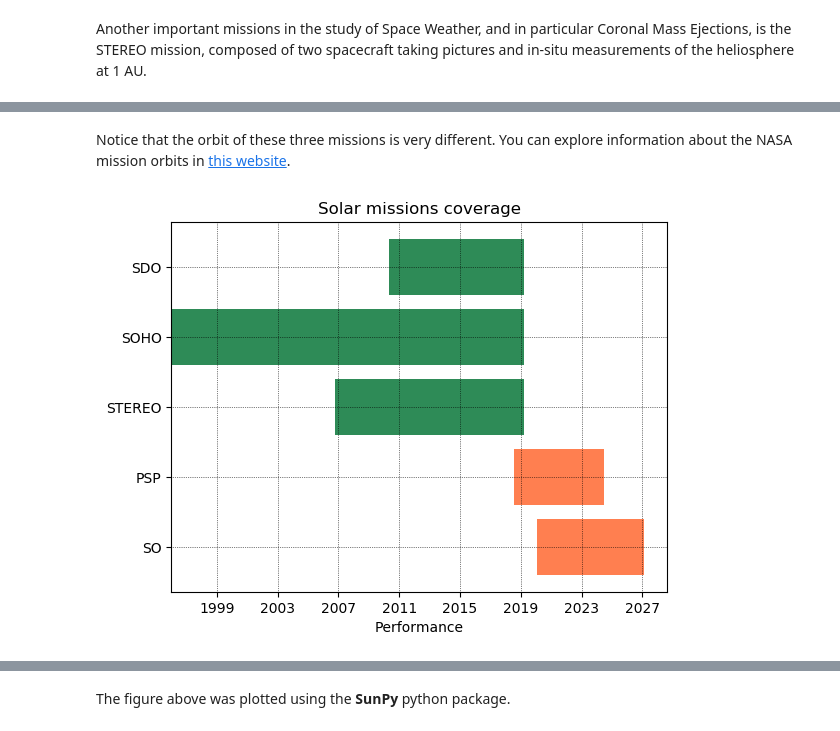
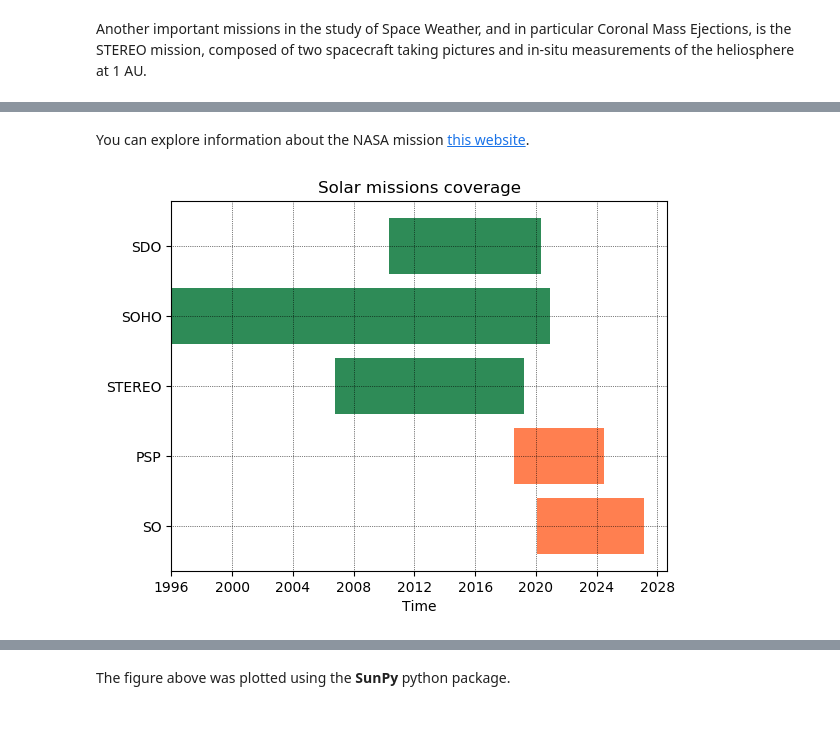
Before and after one commit to murci3lag0/notebooks, a Jupyter notebook: tutorials/SpaceWeatherCourse-2019/SWTools.ipynb, the cells around one changed output, grey strips where cells are left out. Saved outputs shown, nothing was run; the diff lists cells and outputs as text; code cells hidden in the pictures.

```diff
--- a/tutorials/SpaceWeatherCourse-2019/SWTools.ipynb
+++ b/tutorials/SpaceWeatherCourse-2019/SWTools.ipynb
@@ -83,5 +105,5 @@ Another important missions in the study of Space Weather, and in particular Coro
 # %% [markdown]
-Notice that the orbit of these three missions is very different. You can explore information about the NASA mission orbits in [this website](https://spdf.gsfc.nasa.gov/).
+You can explore information about the NASA mission [this website](https://www.nasa.gov/mission_pages/stereo/main/index.html).
 # %%
 %matplotlib inline
 import matplotlib.pyplot as plt
@@ -92,34 +114,34 @@ plt.rcdefaults()
 fig, ax = plt.subplots()
 
 missions = ('SDO', 'SOHO', 'STEREO', 'PSP', 'SO')
 y_pos = range(len(missions))
 
 date_beg = [dt.date(2010, 5, 1),
             dt.date(1996, 1, 1),
             dt.date(2006, 10, 1),
             dt.date(2018, 8, 1),
             dt.date(2020, 2, 1)
            ]
-date_end = [dt.date(2019, 4, 1),
-            dt.date(2019, 4, 1),
+date_end = [dt.date(2020, 5, 1),
+            dt.date(2020, 12, 1),
             dt.date(2019, 4, 1),
             dt.date(2024, 7, 1),
             dt.date(2027, 2, 1)
            ]
 colors = ['seagreen', 'seagreen', 'seagreen', 'coral', 'coral']
 
 date_beg, date_end = [mdates.date2num(item) for item in (date_beg, date_end)]
 ax.barh(y_pos, date_end-date_beg, left=date_beg, align='center', color=colors, ecolor='black')
 
 ax.set_yticks(y_pos)
 ax.set_yticklabels(missions)
 ax.invert_yaxis()
 ax.xaxis_date()
 ax.grid(linestyle=':', linewidth='0.5', color='black')
 ax.axis('tight')
-ax.set_xlabel('Performance')
+ax.set_xlabel('Time')
 ax.set_title('Solar missions coverage')
 
 plt.show()
 # %% [output]
-[figure, old version]
+[figure, new version]
```
Also changed, not shown: parts of 39 cells of this notebook.
